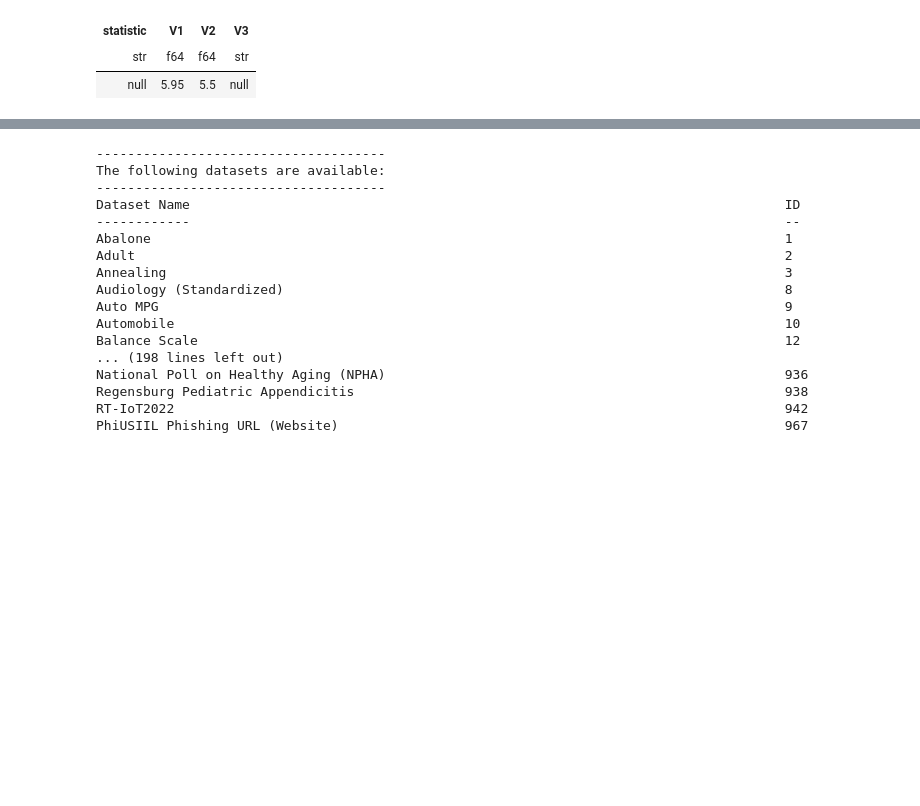
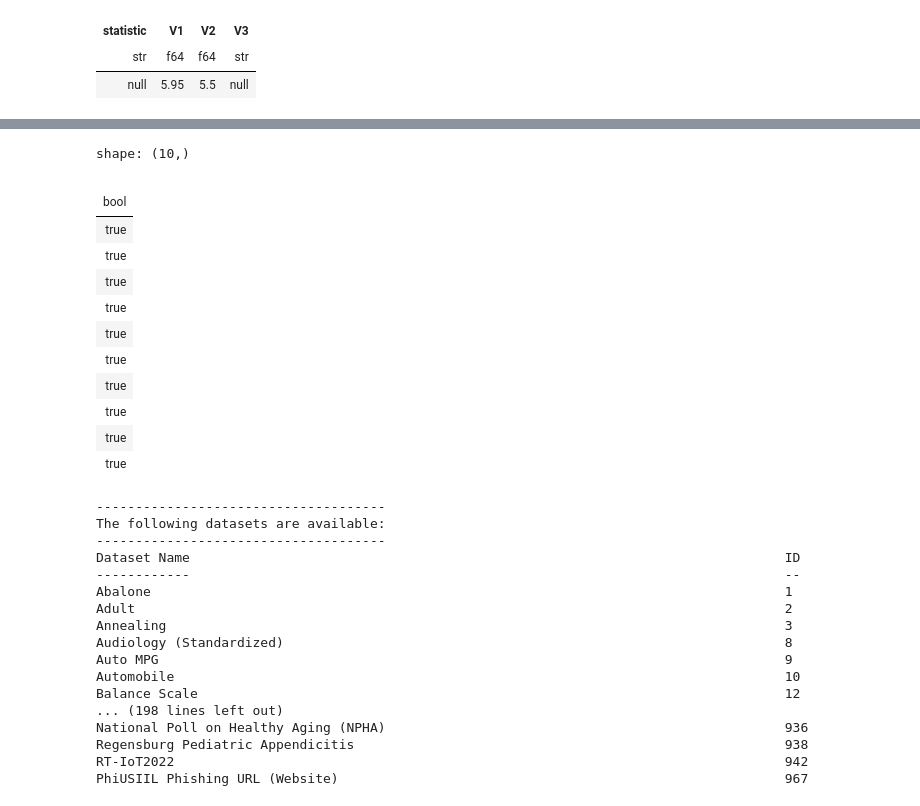
Before and after one commit to carloslesmes/COLAB, a Jupyter notebook: pandasypolars.ipynb, the cells around one changed output, grey strips where cells are left out. Cells and saved outputs as stored; diff of their text form; code cells hidden in the pictures; blank space fills up the shorter version.

```diff
--- a/pandasypolars.ipynb
+++ b/pandasypolars.ipynb
@@ -116,3 +178,19 @@ shape: (1, 4)
+# %%
+df.is_unique()
+# %% [output]
+shape: (10,)
+|  |
+| bool |
+| true |
+| true |
+| true |
+| true |
+| true |
+| true |
+| true |
+| true |
+| true |
+| true |
 # %%
 from ucimlrepo import fetch_ucirepo, list_available_datasets
 list_available_datasets()
```
Also changed, not shown: parts of 7 cells of this notebook.
